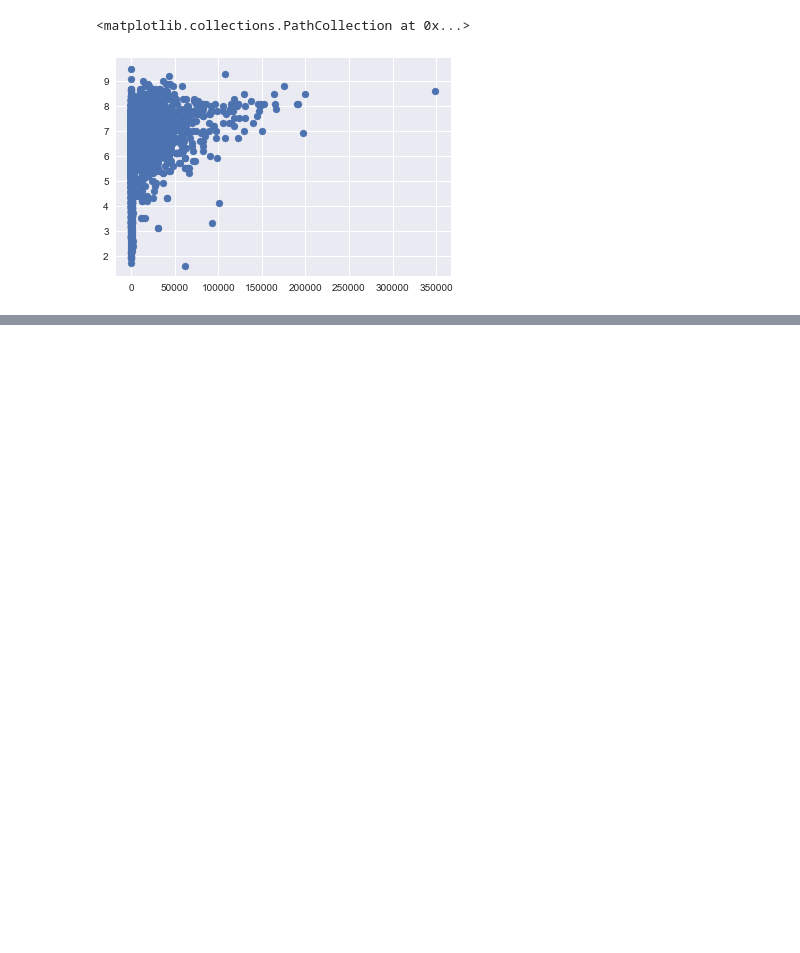
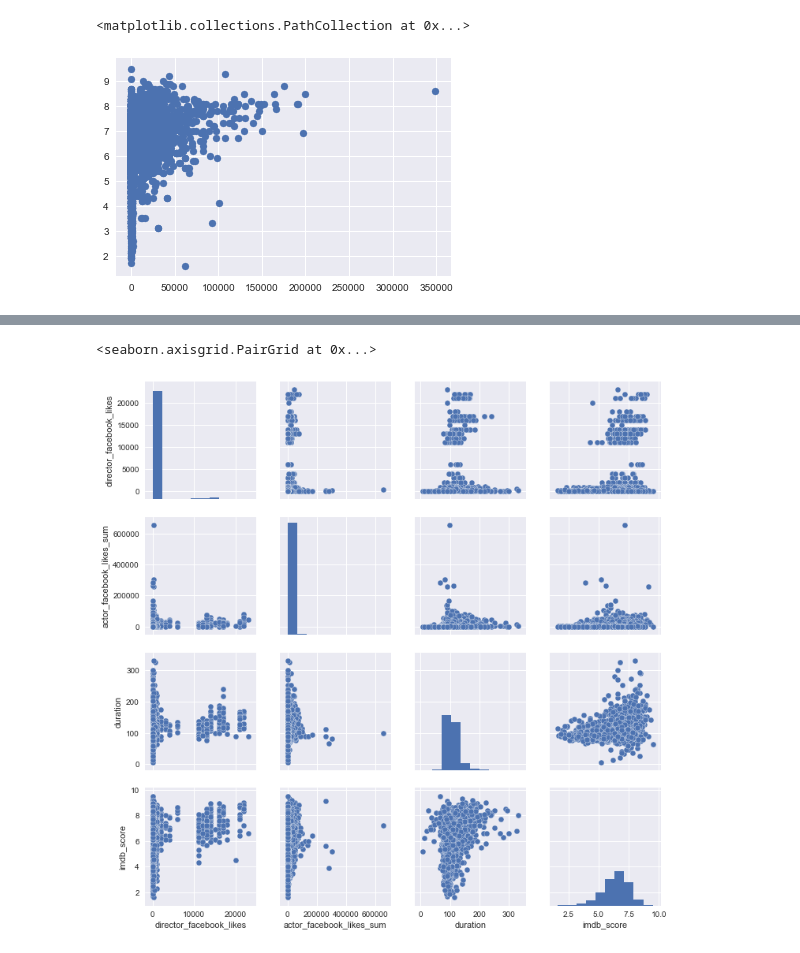
Before and after one commit to chatkausik/First-Capstone-Project, a Jupyter notebook: Capstone_1_movierecmnd_iter_1.ipynb, the cells around one changed output, grey strips where cells are left out. Drawn from its saved outputs; the diff is of its cells as text; code cells hidden in the pictures; blank space fills up the shorter version.

```diff
--- a/Capstone_1_movierecmnd_iter_1.ipynb
+++ b/Capstone_1_movierecmnd_iter_1.ipynb
@@ -474,3 +478,8 @@ plt.scatter(df_copy['movie_facebook_likes'], df_copy['imdb_score'] )
 # %% [output]
 <matplotlib.collections.PathCollection at 0x...>
 [figure]
+# %%
+# Adding actor_1_facebook_likes, actor_2_facebook_likes & actor_3_facebook_likes together and creating one new column
+#actor_facebook_likes_sum.
+
+actor = (df_copy.actor_1_facebook_likes + df_copy.actor_2_facebook_likes + df_copy.actor_3_facebook_likes)
@@ -476,0 +488,4 @@ plt.scatter(df_copy['movie_facebook_likes'], df_copy['imdb_score'] )
+# %%
+#Creating one new dataframe df_lm having only my input independent and dependent output variables.
+
+df_lm=df_copy[['director_facebook_likes','actor_facebook_likes_sum','duration','imdb_score']].copy()
@@ -476,0 +596,5 @@ plt.scatter(df_copy['movie_facebook_likes'], df_copy['imdb_score'] )
+# %%
+sns.pairplot(df_lm)
+# %% [output]
+<seaborn.axisgrid.PairGrid at 0x...>
+[figure, added]
```
Also changed, not shown: parts of 17 cells of this notebook.
